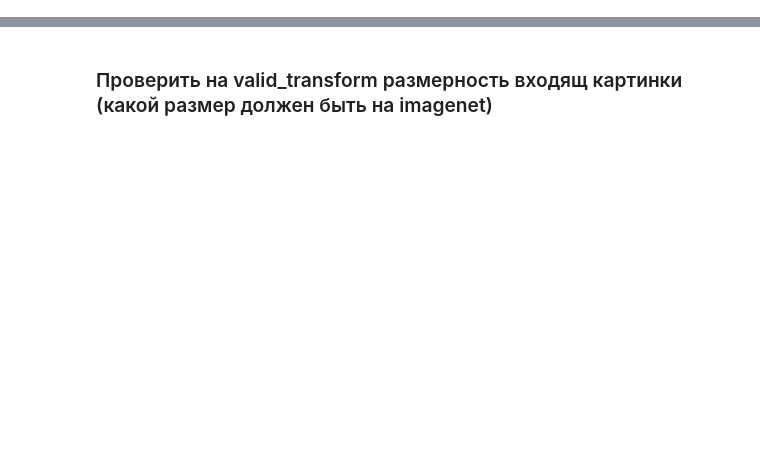
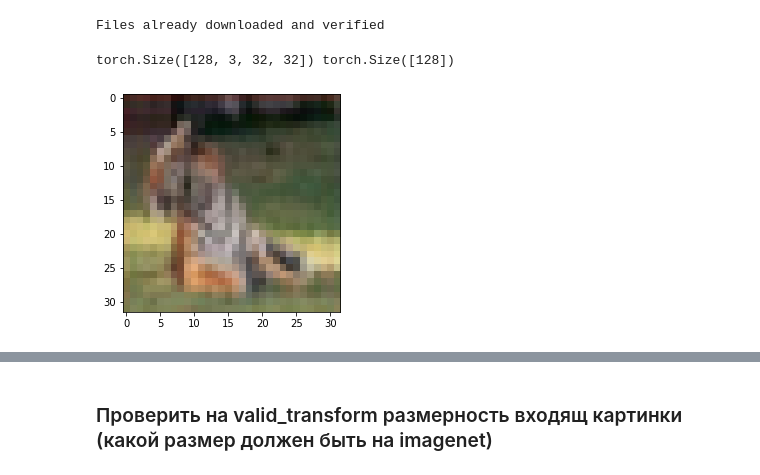
Before and after one commit to IvanKurkov/GB-Torch, a Jupyter notebook: Lesson4/HW4.ipynb, the cells around one changed output, grey strips where cells are left out. Cells and saved outputs as stored; diff of their text form; code cells hidden in the pictures; blank space fills up the shorter version.

```diff
--- a/Lesson4/HW4.ipynb
+++ b/Lesson4/HW4.ipynb
@@ -33,7 +34,7 @@ class MyOwnCifar(torch.utils.data.Dataset):
             img = self.transform(img)
         return img, self._base_dataset[idx][1]
 
-trans_actions = transforms.Compose([transforms.Scale(44),
+trans_actions = transforms.Compose([transforms.Resize(44),
                                     transforms.RandomCrop(32, padding=4),
                                     transforms.ToTensor()])
 
@@ -44,12 +45,20 @@ valid_dataset = MyOwnCifar(valid_dataset, transforms.ToTensor())
 
 train_loader = torch.utils.data.DataLoader(train_dataset,
                           batch_size=128,
-                          shuffle=True,
-                          num_workers=3)
+                          shuffle=True)
 valid_loader = torch.utils.data.DataLoader(valid_dataset,
                           batch_size=128,
-                          shuffle=False,
-                          num_workers=1)
+                          shuffle=False)
+# %% [output]
+Files already downloaded and verified
+# %%
+for img, label in valid_loader:
+    print(img.shape, label.shape)
+    plt.imshow(img[0].permute(1, 2, 0))
+    break
+# %% [output]
+torch.Size([128, 3, 32, 32]) torch.Size([128])
+[figure, added]
 # %%
 class Net(nn.Module):
 
```
Also changed, not shown: parts of 14 cells of this notebook, 1 other file.
